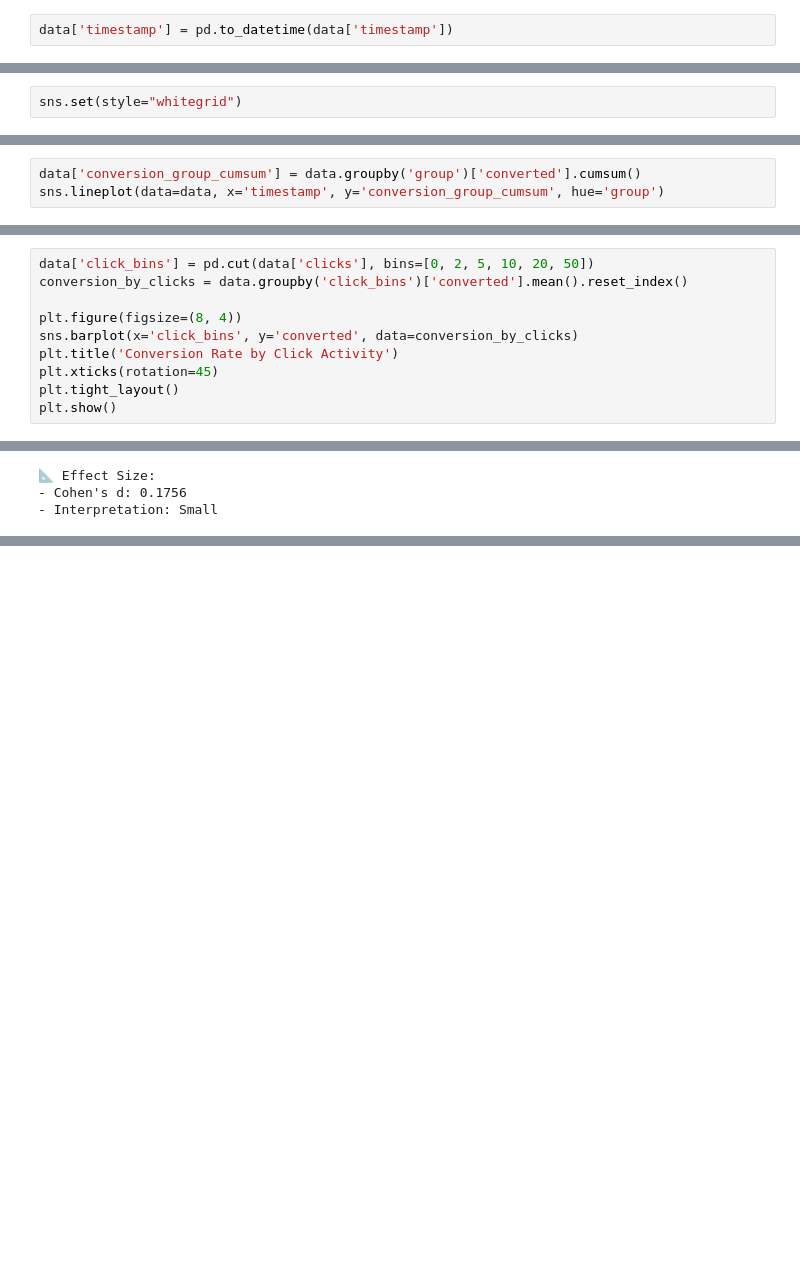
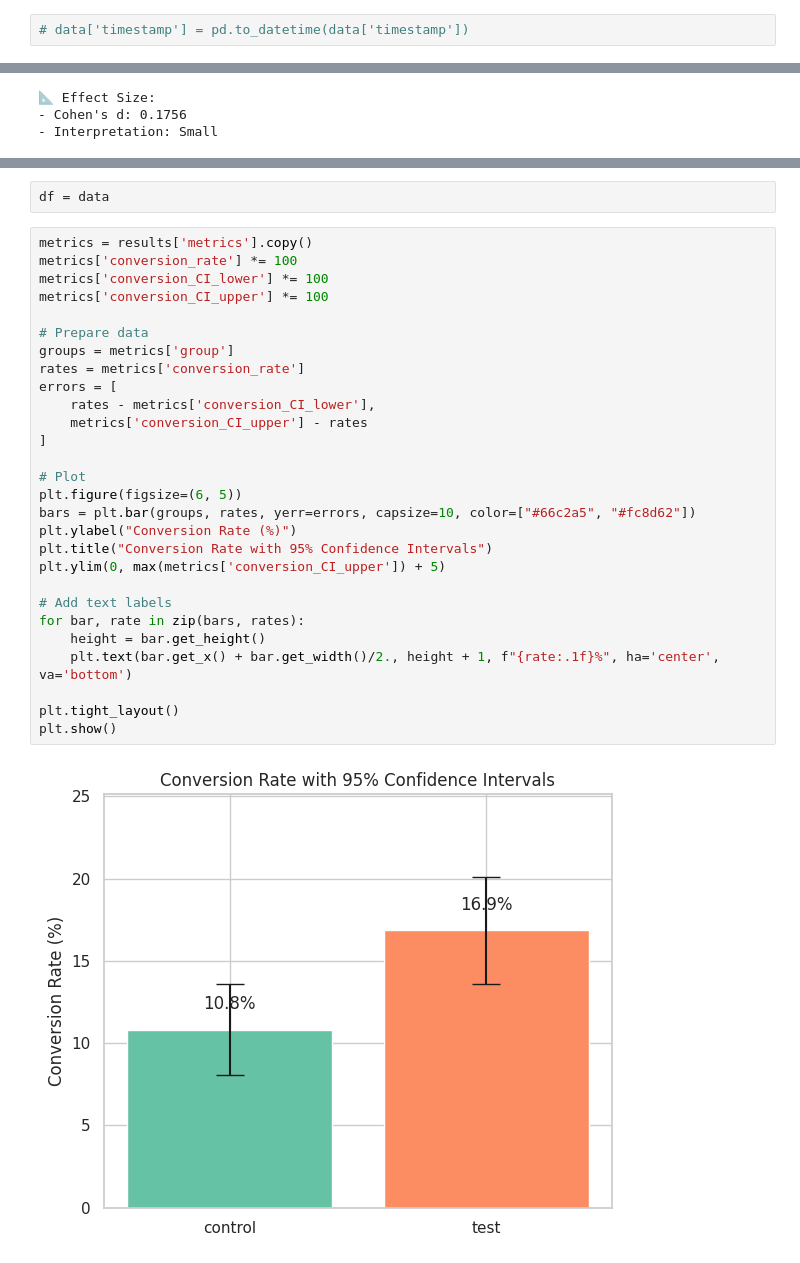
Before and after one commit to aliasgharmirhshai/A-B-Testing-Framework-for-Product-Feature-Optimization-, a Jupyter notebook: notebooks/main.ipynb, the cells around one changed output, grey strips where cells are left out. Cells and saved outputs as stored; diff of their text form; blank space fills up the shorter version.

```diff
--- a/notebooks/main.ipynb
+++ b/notebooks/main.ipynb
@@ -46,4 +46,4 @@ data.describe().T
 # %% [markdown]
 # Preparation
 # %%
-data['timestamp'] = pd.to_datetime(data['timestamp'])
+# data['timestamp'] = pd.to_datetime(data['timestamp'])
@@ -52,2 +49,0 @@ data['timestamp'] = pd.to_datetime(data['timestamp'])
-# %%
-sns.set(style="whitegrid")
@@ -126,3 +49,0 @@ plt.show()
-# %%
-data['conversion_group_cumsum'] = data.groupby('group')['converted'].cumsum()
-sns.lineplot(data=data, x='timestamp', y='conversion_group_cumsum', hue='group')
@@ -150,10 +49,0 @@ Passing `palette` without assigning `hue` is deprecated and will be removed in v
-# %%
-data['click_bins'] = pd.cut(data['clicks'], bins=[0, 2, 5, 10, 20, 50])
-conversion_by_clicks = data.groupby('click_bins')['converted'].mean().reset_index()
-
-plt.figure(figsize=(8, 4))
-sns.barplot(x='click_bins', y='converted', data=conversion_by_clicks)
-plt.title('Conversion Rate by Click Activity')
-plt.xticks(rotation=45)
-plt.tight_layout()
-plt.show()
@@ -229,0 +103,32 @@ print(f"- Interpretation: {effect['interpretation']}")
+# %%
+df = data
+# %%
+metrics = results['metrics'].copy()
+metrics['conversion_rate'] *= 100
+metrics['conversion_CI_lower'] *= 100
+metrics['conversion_CI_upper'] *= 100
+
+# Prepare data
+groups = metrics['group']
+rates = metrics['conversion_rate']
+errors = [
+    rates - metrics['conversion_CI_lower'],
+    metrics['conversion_CI_upper'] - rates
+]
+
+# Plot
+plt.figure(figsize=(6, 5))
+bars = plt.bar(groups, rates, yerr=errors, capsize=10, color=["#66c2a5", "#fc8d62"])
+plt.ylabel("Conversion Rate (%)")
+plt.title("Conversion Rate with 95% Confidence Intervals")
+plt.ylim(0, max(metrics['conversion_CI_upper']) + 5)
+
+# Add text labels
+for bar, rate in zip(bars, rates):
+    height = bar.get_height()
+    plt.text(bar.get_x() + bar.get_width()/2., height + 1, f"{rate:.1f}%", ha='center', va='bottom')
+
+plt.tight_layout()
+plt.show()
+# %% [output]
+[figure, added]
```
Also changed, not shown: parts of 21 cells of this notebook, 2 other files.
